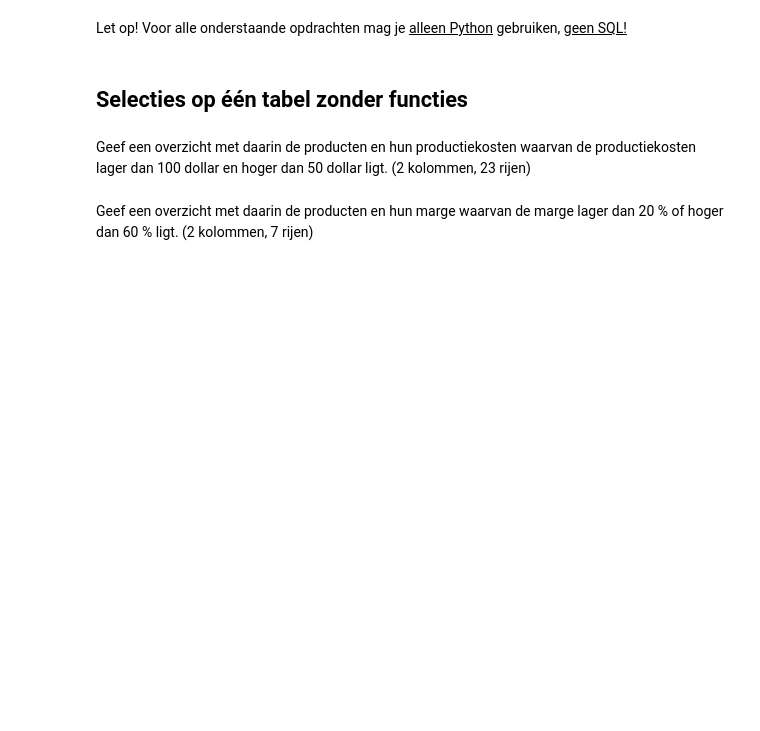
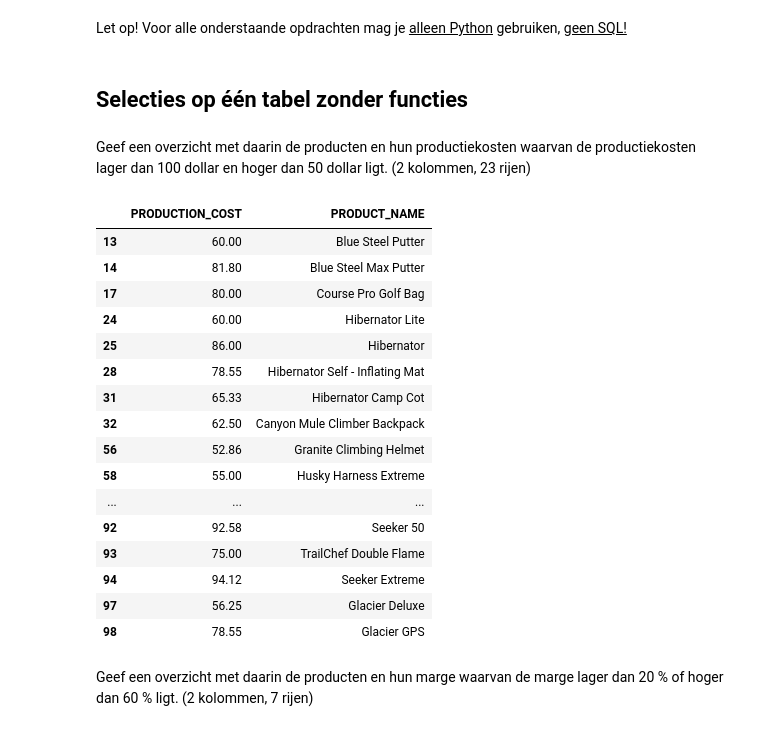
Before and after one commit to advanced03/DEDS, a Jupyter notebook: Practicum_2.3_Opdrachten.ipynb, the cells around one changed output. Drawn from its saved outputs; the diff is of its cells as text; code cells hidden in the pictures; blank space fills up the shorter version.

```diff
--- a/Practicum_2.3_Opdrachten.ipynb
+++ b/Practicum_2.3_Opdrachten.ipynb
@@ -57,5 +66,30 @@ Let op! Voor alle onderstaande opdrachten mag je <u>alleen Python</u> gebruiken,
 ## Selecties op één tabel zonder functies
 # %% [markdown]
 Geef een overzicht met daarin de producten en hun productiekosten waarvan de productiekosten lager dan 100 dollar en hoger dan 50 dollar ligt. (2 kolommen, 23 rijen)
+# %%
+product = pd.DataFrame(pd.read_sql_query('SELECT * from product', con_sales))
+product['PRODUCTION_COST'] = product['PRODUCTION_COST'].astype(float)
+product100 = product["PRODUCTION_COST"] < 100
+product50 = product["PRODUCTION_COST"] > 50
+filtered_product = product100 & product50
+product.loc[(filtered_product), ('PRODUCTION_COST', 'PRODUCT_NAME')]
+# %% [output]
+|  | PRODUCTION_COST | PRODUCT_NAME |
+| 13 | 60.00 | Blue Steel Putter |
+| 14 | 81.80 | Blue Steel Max Putter |
+| 17 | 80.00 | Course Pro Golf Bag |
+| 24 | 60.00 | Hibernator Lite |
+| 25 | 86.00 | Hibernator |
+| 28 | 78.55 | Hibernator Self - Inflating Mat |
+| 31 | 65.33 | Hibernator Camp Cot |
+| 32 | 62.50 | Canyon Mule Climber Backpack |
+| 56 | 52.86 | Granite Climbing Helmet |
+| 58 | 55.00 | Husky Harness Extreme |
+| ... | ... | ... |
+| 92 | 92.58 | Seeker 50 |
+| 93 | 75.00 | TrailChef Double Flame |
+| 94 | 94.12 | Seeker Extreme |
+| 97 | 56.25 | Glacier Deluxe |
+| 98 | 78.55 | Glacier GPS |
 # %% [markdown]
 Geef een overzicht met daarin de producten en hun marge waarvan de marge lager dan 20 % of hoger dan 60 % ligt. (2 kolommen, 7 rijen)
```
Also changed, not shown: parts of 25 cells of this notebook.
